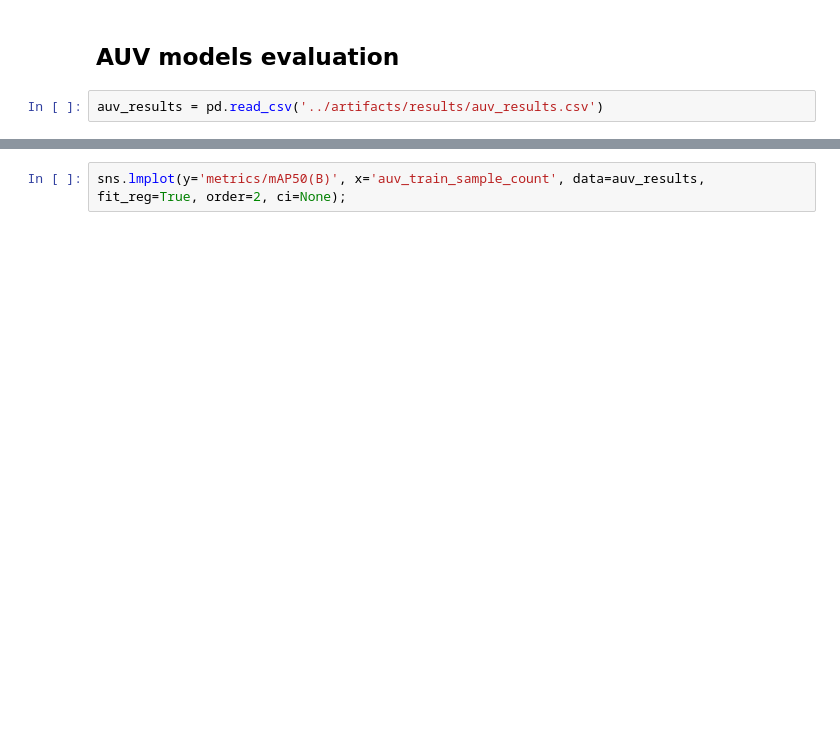
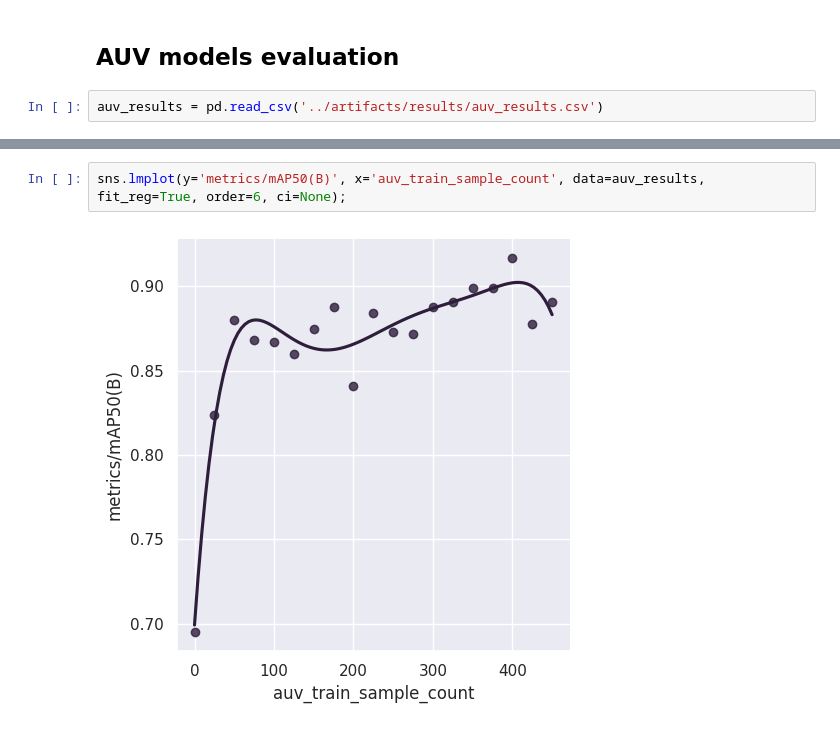
Before and after one commit to sf-pear/thesis, a Jupyter notebook: notebooks/results.ipynb, the cells around one changed output, grey strips where cells are left out. Saved outputs shown, nothing was run; the diff lists cells and outputs as text; blank space fills up the shorter version.

```diff
--- a/notebooks/results.ipynb
+++ b/notebooks/results.ipynb
@@ -54,3 +71,5 @@ sns.lmplot(y='metrics/mAP50(B)', x='auv_train_sample_count', data=auv_results, f
 # %%
-sns.lmplot(y='metrics/mAP50(B)', x='auv_train_sample_count', data=auv_results, fit_reg=True, order=2, ci=None);
+sns.lmplot(y='metrics/mAP50(B)', x='auv_train_sample_count', data=auv_results, fit_reg=True, order=6, ci=None);
+# %% [output]
+[figure, added]
 # %%
```
Also changed, not shown: parts of 19 cells of this notebook.
